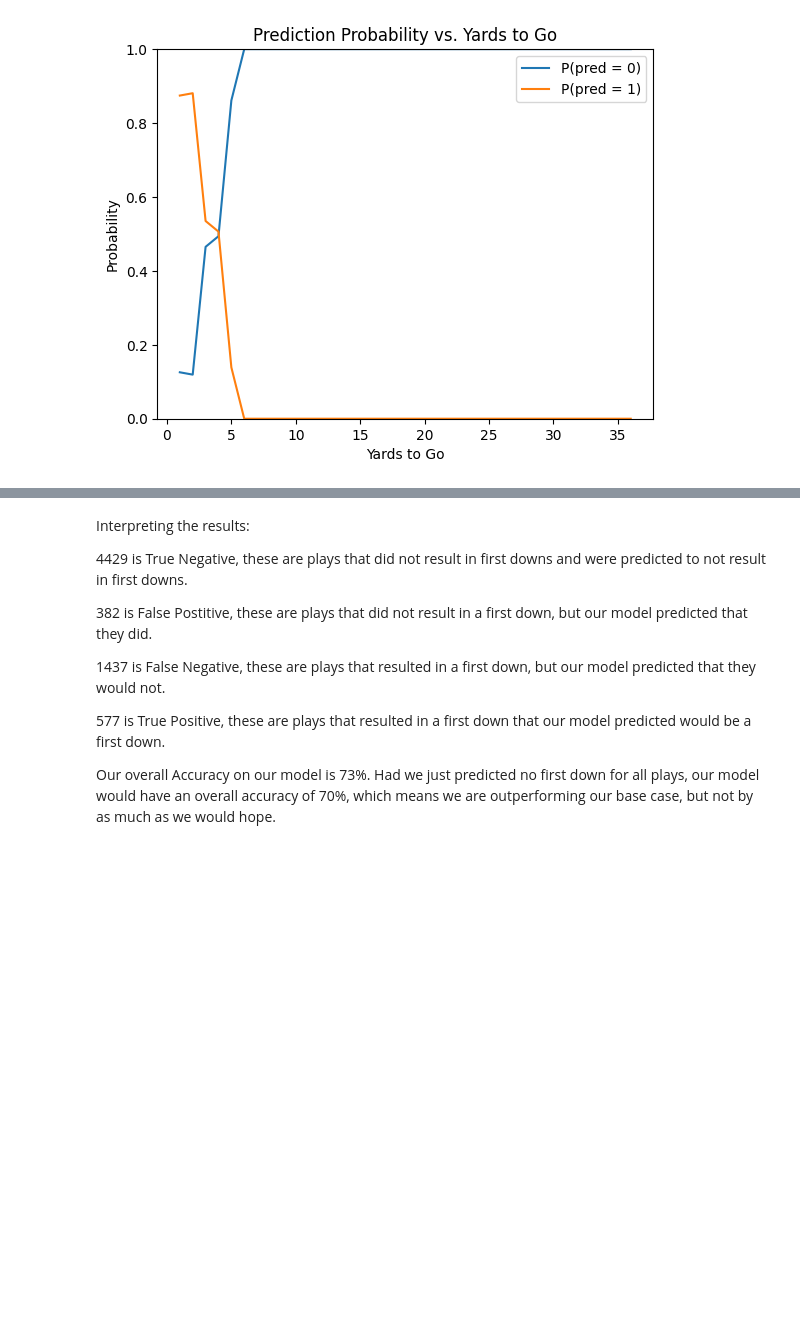
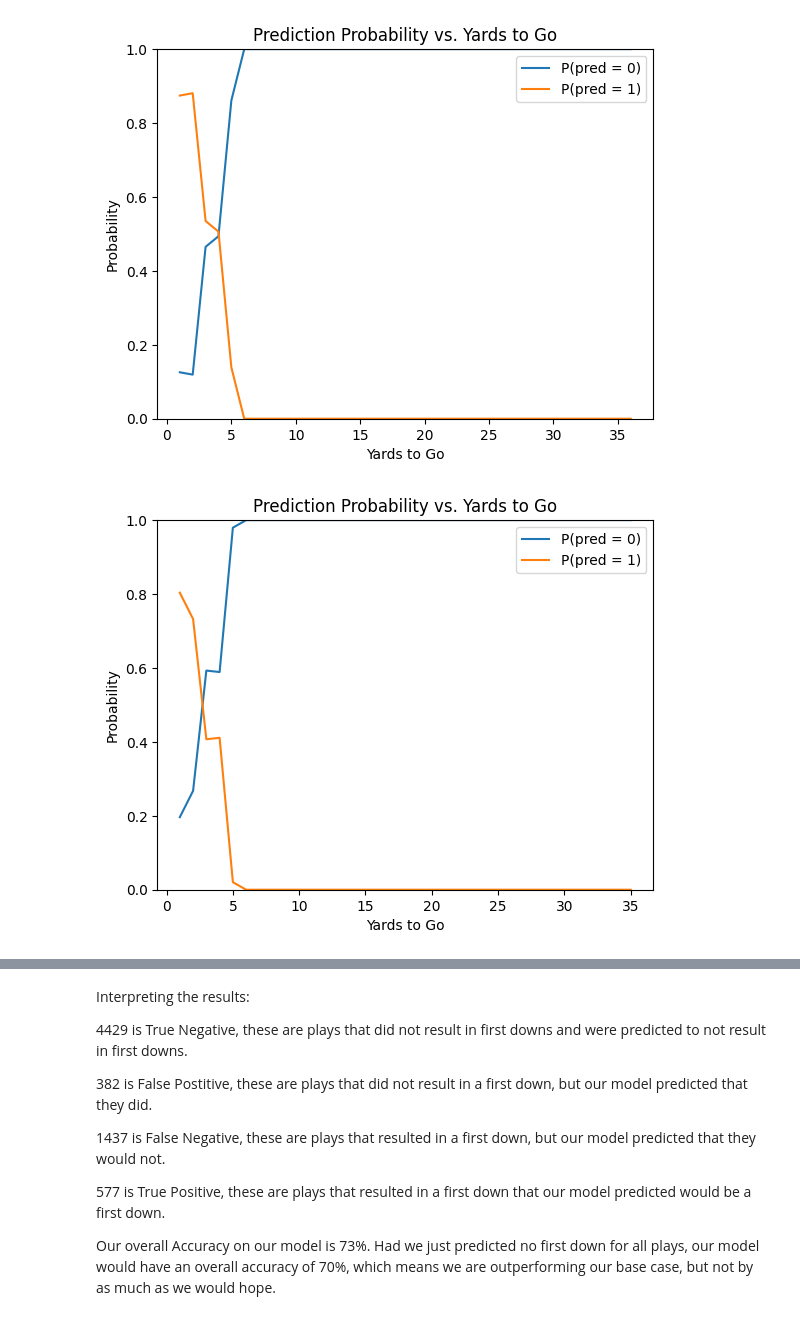
Before and after one commit to jacksonbhanson7/CS1010Project, a Jupyter notebook: CS1010.ipynb, the cells around one changed output, grey strips where cells are left out. Cells and saved outputs as stored; diff of their text form; code cells hidden in the pictures; blank space fills up the shorter version.

Commit message:
model 2 graphs + Clean

```diff
--- a/CS1010.ipynb
+++ b/CS1010.ipynb
@@ -354,3 +354,18 @@ plt.legend()
 plt.show()
 # %% [output]
 [figure]
+# %%
+line_data = pd.crosstab(X_test_2["ydstogo"], y_pred_test_2, normalize="index").sort_index()
+
+plt.figure()
+plt.plot(line_data.index, line_data.get(0, 0), label="P(pred = 0)")
+plt.plot(line_data.index, line_data.get(1, 0), label="P(pred = 1)")
+
+plt.title("Prediction Probability vs. Yards to Go")
+plt.xlabel("Yards to Go")
+plt.ylabel("Probability")
+plt.ylim(0, 1)
+plt.legend()
+plt.show()
+# %% [output]
+[figure, added]
```
Also changed, not shown: parts of 6 cells of this notebook.
